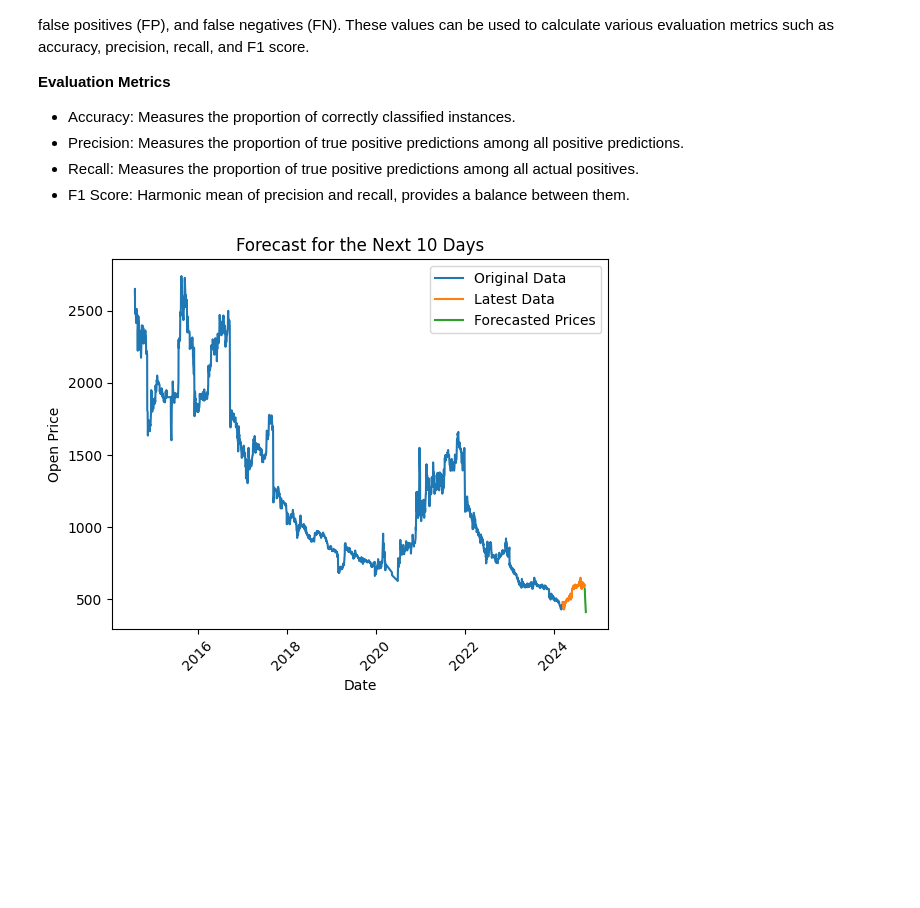
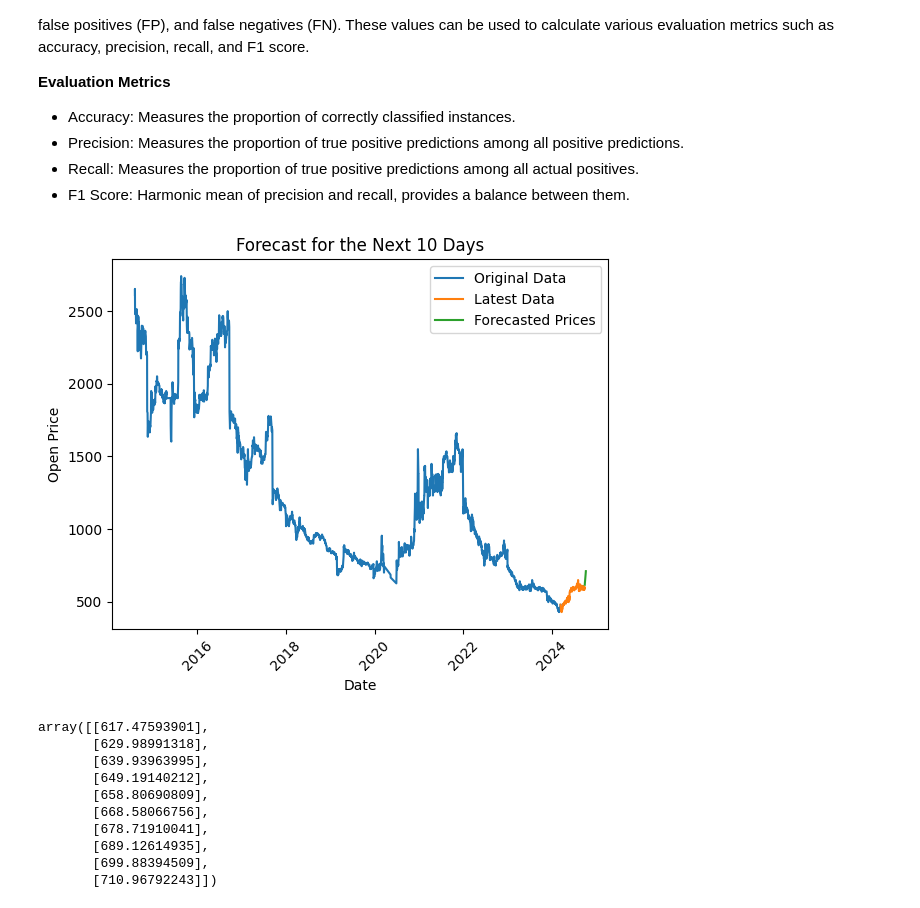
Before and after one commit to rachu2215/Nepse-Stock, a Jupyter notebook: lstm-final.ipynb, the cells around one changed output. Cells and saved outputs as stored; diff of their text form; code cells hidden in the pictures; blank space fills up the shorter version.

```diff
--- a/lstm-final.ipynb
+++ b/lstm-final.ipynb
@@ -32,5 +32,5 @@ df
 # %%
-df['Date'] = pd.to_datetime(df['Date'])
+df['Date'] = pd.to_datetime(df['#'])
 df = df.set_index('Date')
 # %%
 df
@@ -46,5 +46,6 @@ df.tail()
 | 2014-08-04 | 2189 | 2,580.00 | -1.15 | 2,610.00 | 2,576.00 | 2610.0 | 1,885 | 4,782,158.00 |
 # %%
 scaler = MinMaxScaler()
-df['Open'] = df['Open'].str.replace(',', '').astype(float)
+df['Open'] = df['Open'].astype(float)
 df_scaled = scaler.fit_transform(df[['Open']])
+df_scaled
@@ -105,9 +114,10 @@ LSTM networks are widely used in sequence prediction tasks due to their ability
 # %%
 model = Sequential()
 model.add(LSTM(50, activation='sigmoid', return_sequences=True, input_shape=(sequence_length, 1)))
-model.add(LSTM(50, activation='sigmoid'))
+model.add(LSTM(50, activation='tanh'))
+
 model.add(Dense(1))
-model.compile(optimizer=Adam(learning_rate=0.001), loss='mse')
+model.compile(optimizer=Adam(learning_rate=0.01), loss='mse')
 # %%
 # Convert lists to arrays and reshape for LSTM input
 X_train = np.array(X_train).reshape((len(X_train), sequence_length, 1))
@@ -115,5 +125,5 @@ X_test = np.array(X_test).reshape((len(X_test), sequence_length, 1))
 # %%
 y_train = np.array(y_train).reshape((len(y_train), 1))
 y_test = np.array(y_test).reshape((len(y_test), 1))
-history = model.fit(X_train, y_train, epochs=100, batch_size=64, validation_data=(X_test, y_test), verbose=2)
+history = model.fit(X_train, y_train, epochs=150, batch_size=32, validation_data=(X_test, y_test), verbose=2)
 # %% [output]
@@ -208,7 +218,7 @@ A confusion matrix is a performance measurement for classification algorithms. I
 - F1 Score: Harmonic mean of precision and recall, provides a balance between them.
 # %%
 # Define the number of days to consider for forecasting
-n_days_to_consider = 180
+n_days_to_consider = 200
 
 # Use the first 100 days of data for forecasting
 latest_data = df_scaled[:n_days_to_consider]
@@ -224,34 +234,46 @@ for i in range(10):
         x_input = np.array(temp_input[1:]).reshape(1, -1)
         x_input = x_input.reshape((1, n_days_to_consider, 1))
         yhat = model.predict(x_input, verbose=0)
         temp_input.extend(yhat[0].tolist())
         temp_input = temp_input[1:]
         lst_output.extend(yhat.tolist())
     else:
         x_input = np.array(temp_input).reshape((1, len(temp_input), 1))
         yhat = model.predict(x_input, verbose=0)
         temp_input.extend(yhat[0].tolist())
         lst_output.extend(yhat.tolist())
 
 # Inverse transform the forecasted values
 forecast_inv = scaler.inverse_transform(np.array(lst_output).reshape(-1, 1))
 
 # Generate arrays for plotting
 latest_dates = pd.date_range(start=df.index[0], periods=n_days_to_consider)  # Dates for the latest data
 forecast_dates = pd.date_range(start=latest_dates[-1] + pd.Timedelta(days=1), periods=10)  # Dates for the forecast
 
 # Plotting
 plt.plot(df.index, df['Open'], label='Original Data')
 plt.plot(latest_dates, scaler.inverse_transform(latest_data), label='Latest Data')
 plt.plot(forecast_dates, forecast_inv, label='Forecasted Prices')
 plt.xlabel('Date')
 plt.ylabel('Open Price')
 plt.title('Forecast for the Next 10 Days')
 plt.legend()
 plt.xticks(rotation=45)  # Rotate x-axis labels for better readability
 plt.show()
+
+forecast_inv
 # %% [output]
-[figure, old version]
+[figure, new version]
+array([[617.47593901],
+       [629.98991318],
+       [639.93963995],
+       [649.19140212],
+       [658.80690809],
+       [668.58066756],
+       [678.71910041],
+       [689.12614935],
+       [699.88394509],
+       [710.96792243]])
 # %%
 # Plotting
 plt.plot(df.index, df['Open'], label='Original Data')
```
Also changed, not shown: parts of 9 cells of this notebook.
